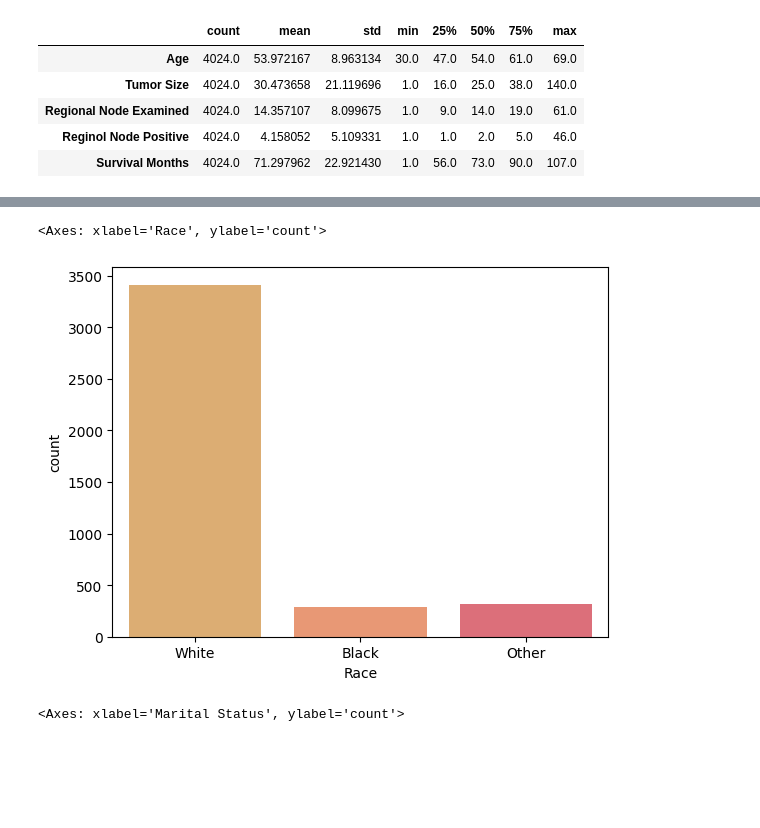
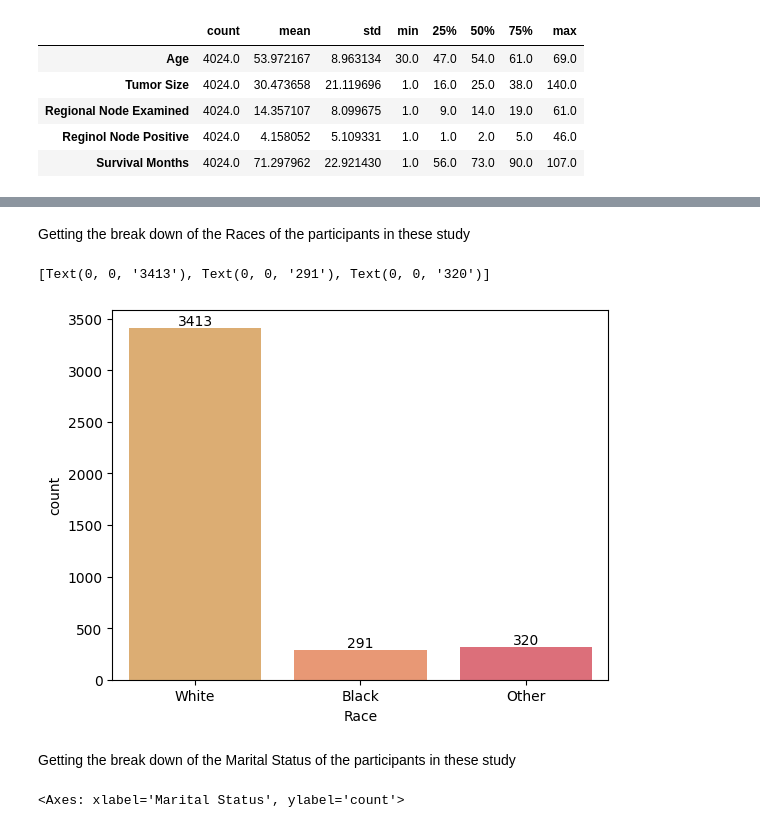
Before and after one commit to milijimenez/Data_Science_Projects, a Jupyter notebook: breast-cancer-analysis.ipynb, the cells around one changed output, grey strips where cells are left out. Saved outputs shown, nothing was run; the diff lists cells and outputs as text; code cells hidden in the pictures; blank space fills up the shorter version.

```diff
--- a/breast-cancer-analysis.ipynb
+++ b/breast-cancer-analysis.ipynb
@@ -64,9 +75,15 @@ data.describe().T
 # %%
 colors = ["#eeaf61","#fb9062","#ee5d6c","#ce4993","#6a0d83"]
-sns.countplot(x=data['Race'], palette=colors)
-# %% [output]
-<Axes: xlabel='Race', ylabel='count'>
-[figure, removed]
+# %% [markdown]
+Getting the break down of the Races of the participants in these study
+# %%
+ax = sns.countplot(x=data['Race'], palette=colors)
+ax.bar_label(ax.containers[0])
+# %% [output]
+[Text(0, 0, '3413'), Text(0, 0, '291'), Text(0, 0, '320')]
+[figure, added]
+# %% [markdown]
+Getting the break down of the Marital Status of the participants in these study
 # %%
 sns.countplot(x=data['Marital Status'], palette=colors)
 # %% [output]
```
Also changed, not shown: parts of 6 cells of this notebook.
